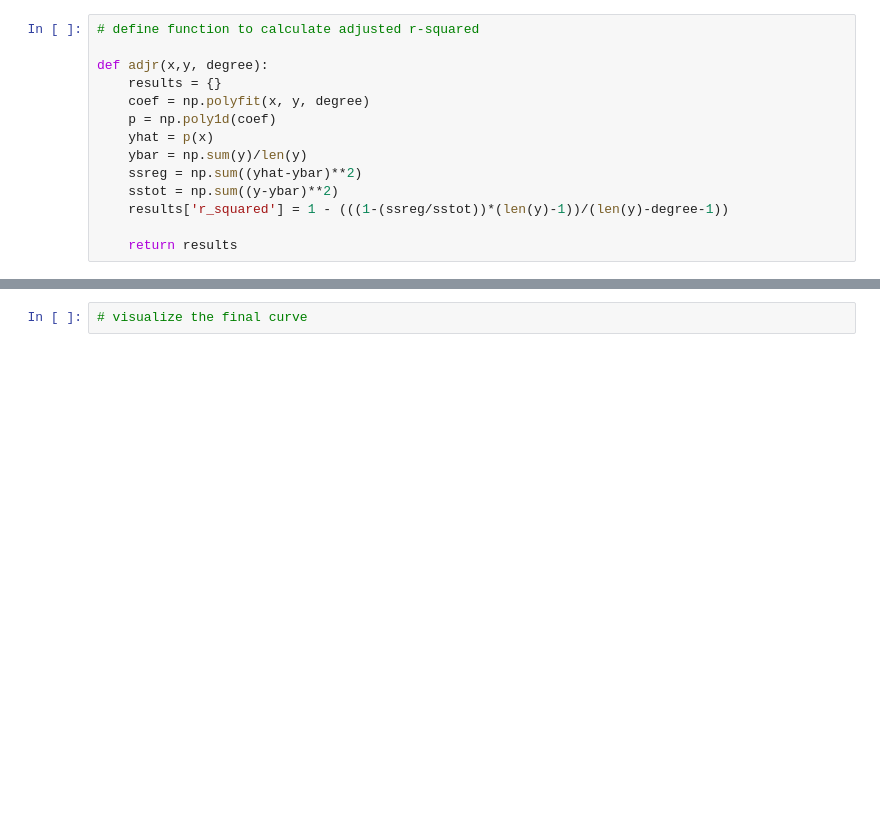
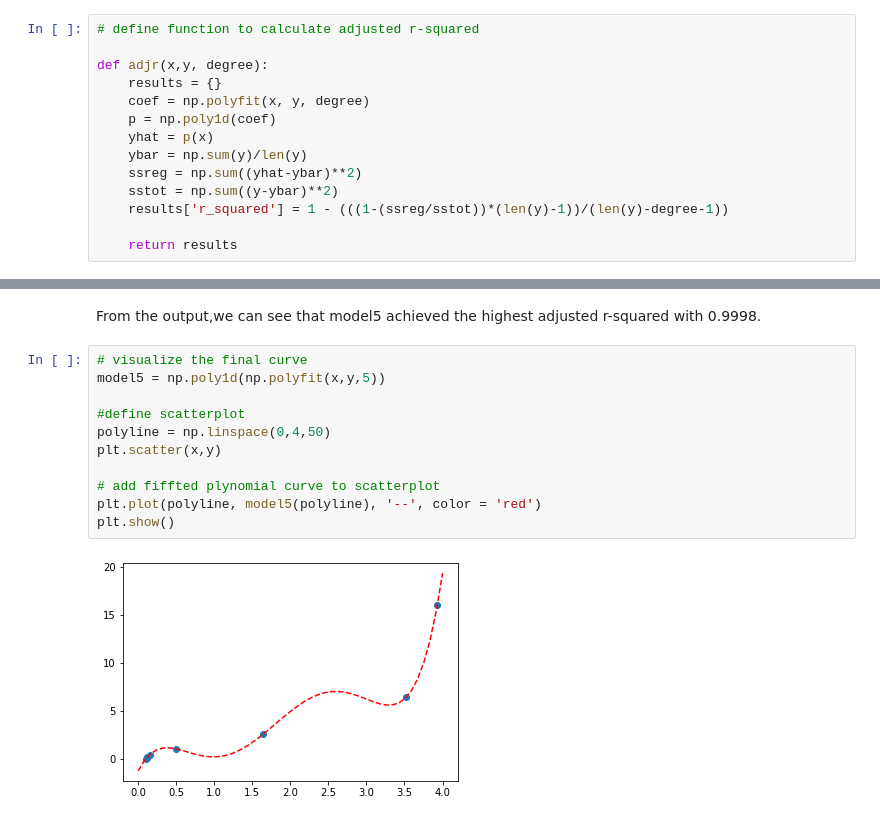
Before and after one commit to jamesleocodes/elisa_bdnf_cortisol, a Jupyter notebook: codes/elisa.ipynb, the cells around one changed output, grey strips where cells are left out. Drawn from its saved outputs; the diff is of its cells as text; blank space fills up the shorter version.

```diff
--- a/codes/elisa.ipynb
+++ b/codes/elisa.ipynb
@@ -99,2 +99,15 @@ for i in range(1,6):
-# %%
-# visualize the final curve
+# %% [markdown]
+From the output,we can see that model5 achieved the highest adjusted r-squared with 0.9998.
+# %%
+# visualize the final curve
+model5 = np.poly1d(np.polyfit(x,y,5))
+
+#define scatterplot
+polyline = np.linspace(0,4,50)
+plt.scatter(x,y)
+
+# add fiffted plynomial curve to scatterplot
+plt.plot(polyline, model5(polyline), '--', color = 'red')
+plt.show()
+# %% [output]
+[figure, added]
```
Also changed, not shown: parts of 2 cells of this notebook.
